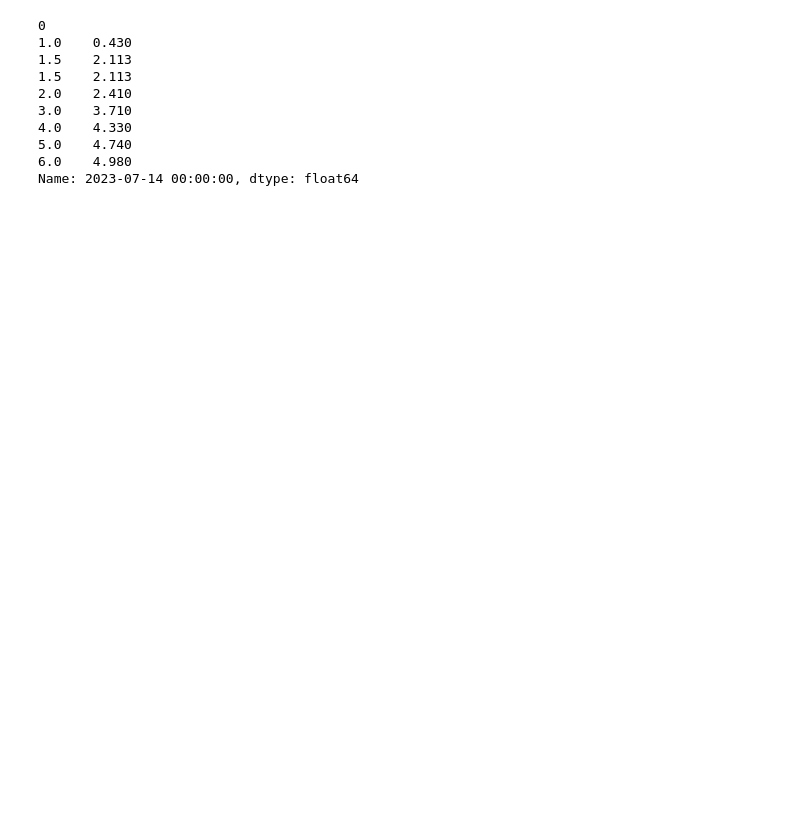
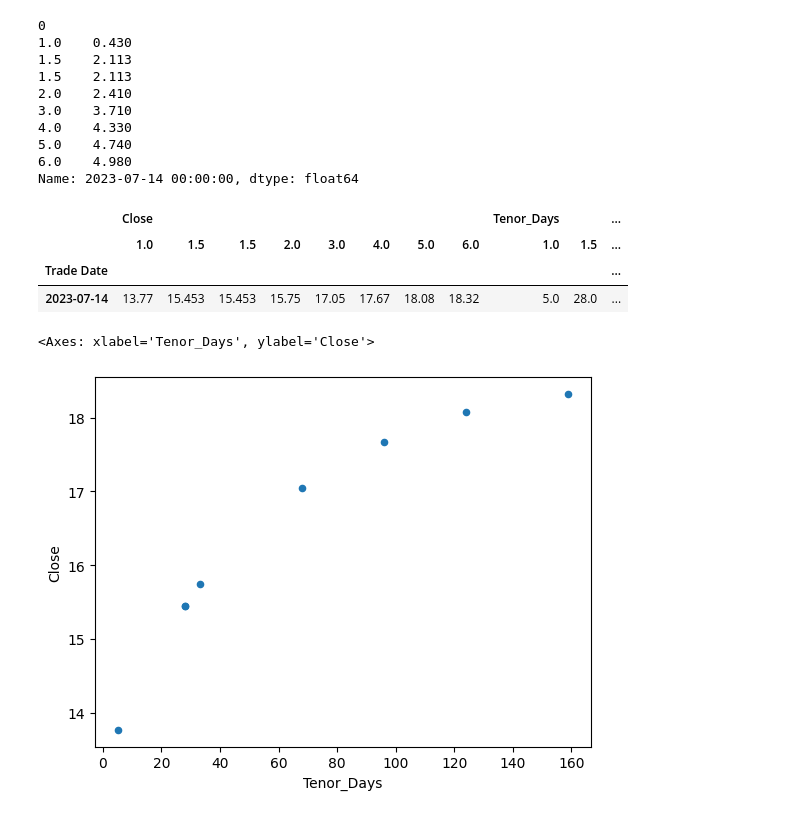
Before and after one commit to dougransom/vix_utils, a Jupyter notebook: src/vix_utils/examples/vix_utils.ipynb, the cells around one changed output. Drawn from its saved outputs; the diff is of its cells as text; code cells hidden in the pictures; blank space fills up the shorter version.

```diff
--- a/src/vix_utils/examples/vix_utils use in Jupyter.ipynb
+++ b/src/vix_utils/examples/vix_utils.ipynb
@@ -9,2 +9,2 @@ here we read the futures and cash term structure
 # %%
-vix_futures,vix_cash=await asyncio.gather(vix_utils.async_load_vix_term_structure(),vix_utils.async_get_vix_index_histories())
+vix_futures,vix_spot=await asyncio.gather(vix_utils.async_load_vix_term_structure(),vix_utils.async_get_vix_index_histories())
@@ -20,7 +38,7 @@ async_ calls to load the data.  Ignore the errors of the following cel.
 # %%
 
 try:
-    vix_futures_skinny_3,vix_cash_3 = vix_utils.load_vix_term_structure(),vix_utils.get_vix_index_histories()
+    vix_futures_skinny_3,vix_spot_3 = vix_utils.load_vix_term_structure(),vix_utils.get_vix_index_histories()
 except Exception as e:
     print("use the api functions starting with async_ to load the term structure and vix index histories")
 # %% [output]
@@ -162,6 +196,6 @@ VVIX        94.89
 VXTLT       14.67
 Name: 2023-07-14 00:00:00, dtype: float64
 # %%
-di_futures=close.loc[day_of_interest]
+di_futures=vix_futures_wide.loc[[day_of_interest]]
 di_futures
 # %% [output]
@@ -188,3 +218,20 @@ di_basis["VIX_Basis"]
 5.0    4.740
 6.0    4.980
 Name: 2023-07-14 00:00:00, dtype: float64
+# %%
+cols_to_plot=[1,1.5] +  list(range(2,5))
+df_day_of_interest_to_plot=di_futures.swaplevel(axis=1)[['Close',"Tenor_Days"]]
+
+#.swaplevel(axis=1)[cols_to_plot].swaplevel()
+dx=df_day_of_interest_to_plot.T
+df_day_of_interest_to_plot
+# %% [output]
+|  | Close |  |  |  |  |  |  |  | Tenor_Days |  | ... |
+|  | 1.0 | 1.5 | 1.5 | 2.0 | 3.0 | 4.0 | 5.0 | 6.0 | 1.0 | 1.5 | ... |
+| Trade Date |  |  |  |  |  |  |  |  |  |  | ... |
+| 2023-07-14 | 13.77 | 15.453 | 15.453 | 15.75 | 17.05 | 17.67 | 18.08 | 18.32 | 5.0 | 28.0 | ... |
+# %%
+df_day_of_interest_to_plot.plot(x="Tenor_Days", y="Close", kind = 'scatter', use_index=True)
+# %% [output]
+<Axes: xlabel='Tenor_Days', ylabel='Close'>
+[figure, added]
```
Also changed, not shown: parts of 13 cells of this notebook, 2 other files.
